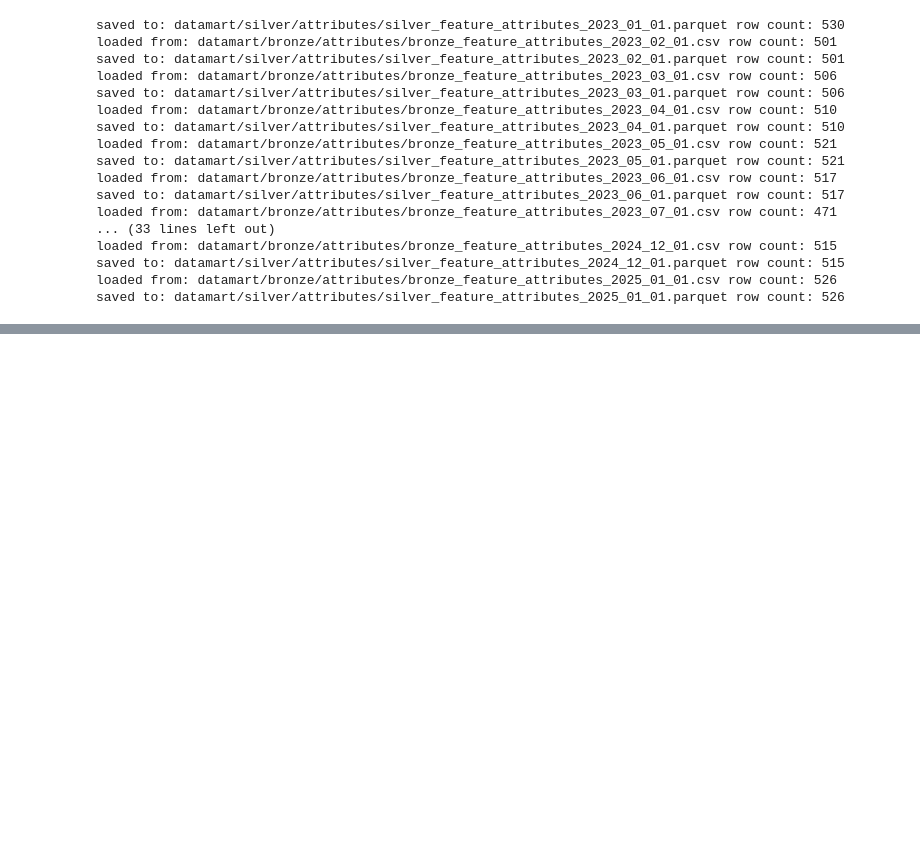
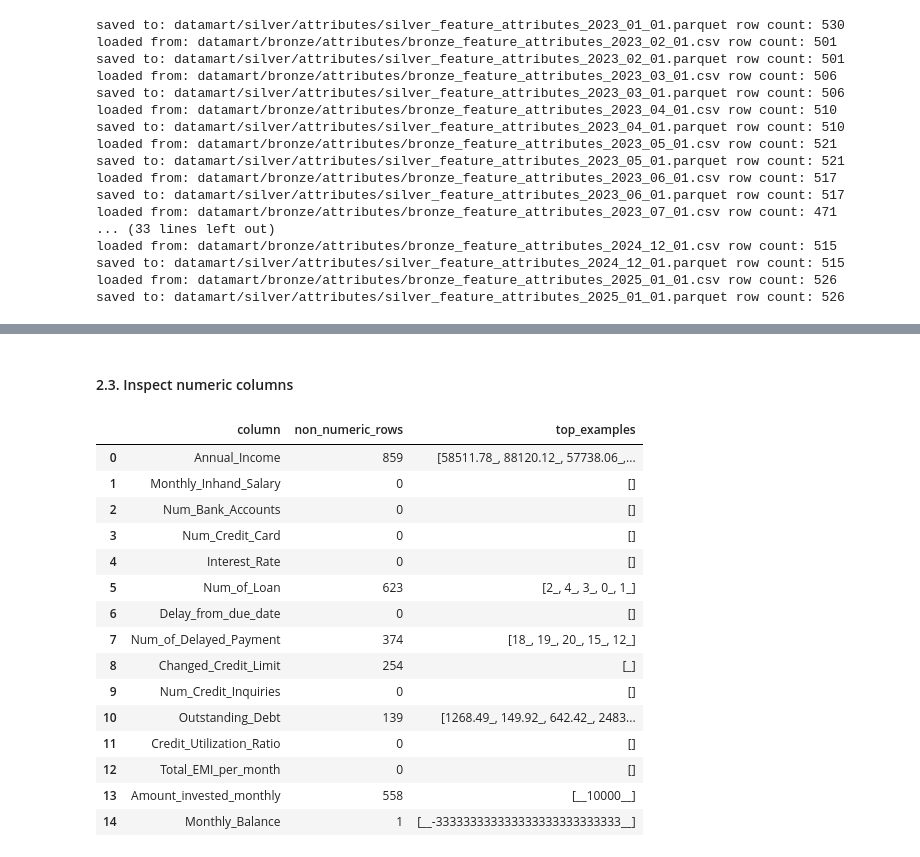
Before and after one commit to anhln113/MLE_Assignment_1, a Jupyter notebook: notebooks/EDA.ipynb, the cells around one changed output, grey strips where cells are left out. Cells and saved outputs as stored; diff of their text form; code cells hidden in the pictures; blank space fills up the shorter version.

```diff
--- a/notebooks/EDA.ipynb
+++ b/notebooks/EDA.ipynb
@@ -635,0 +782,58 @@ saved to: datamart/silver/attributes/silver_feature_attributes_2025_01_01.parque
+# %% [markdown]
+#### 2.3. Inspect numeric columns
+# %%
+# Numeric columns stored as text in Bronze, with their target Silver type
+numeric_columns = {
+    "Annual_Income": FloatType(),
+    "Monthly_Inhand_Salary": FloatType(),
+    "Num_Bank_Accounts": IntegerType(),
+    "Num_Credit_Card": IntegerType(),
+    "Interest_Rate": IntegerType(),
+    "Num_of_Loan": IntegerType(),
+    "Delay_from_due_date": IntegerType(),
+    "Num_of_Delayed_Payment": IntegerType(),
+    "Changed_Credit_Limit": FloatType(),
+    "Num_Credit_Inquiries": IntegerType(),
+    "Outstanding_Debt": FloatType(),
+    "Credit_Utilization_Ratio": FloatType(),
+    "Total_EMI_per_month": FloatType(),
+    "Amount_invested_monthly": FloatType(),
+    "Monthly_Balance": FloatType(),
+}
+
+numeric_pattern = r"^-?\d+(\.\d+)?$"
+
+invalid_numeric_results = []
+
+for column_name in numeric_columns:
+    invalid_df = financials_df.filter(~F.trim(F.col(column_name)).rlike(numeric_pattern))
+    examples = [
+        row[column_name]
+        for row in invalid_df.groupBy(column_name).count()
+                             .orderBy(F.desc("count")).limit(5).collect()
+    ]
+    invalid_numeric_results.append({
+        "column": column_name,
+        "non_numeric_rows": invalid_df.count(),
+        "top_examples": examples
+    })
+
+pd.set_option("display.max_colwidth", 80)
+pd.DataFrame(invalid_numeric_results)
+# %% [output]
+|  | column | non_numeric_rows | top_examples |
+| 0 | Annual_Income | 859 | [58511.78_, 88120.12_, 57738.06_,... |
+| 1 | Monthly_Inhand_Salary | 0 | [] |
+| 2 | Num_Bank_Accounts | 0 | [] |
+| 3 | Num_Credit_Card | 0 | [] |
+| 4 | Interest_Rate | 0 | [] |
+| 5 | Num_of_Loan | 623 | [2_, 4_, 3_, 0_, 1_] |
+| 6 | Delay_from_due_date | 0 | [] |
+| 7 | Num_of_Delayed_Payment | 374 | [18_, 19_, 20_, 15_, 12_] |
+| 8 | Changed_Credit_Limit | 254 | [_] |
+| 9 | Num_Credit_Inquiries | 0 | [] |
+| 10 | Outstanding_Debt | 139 | [1268.49_, 149.92_, 642.42_, 2483... |
+| 11 | Credit_Utilization_Ratio | 0 | [] |
+| 12 | Total_EMI_per_month | 0 | [] |
+| 13 | Amount_invested_monthly | 558 | [__10000__] |
+| 14 | Monthly_Balance | 1 | [__-333333333333333333333333333__] |
```
Also changed, not shown: parts of 63 cells of this notebook, 2 other files.
